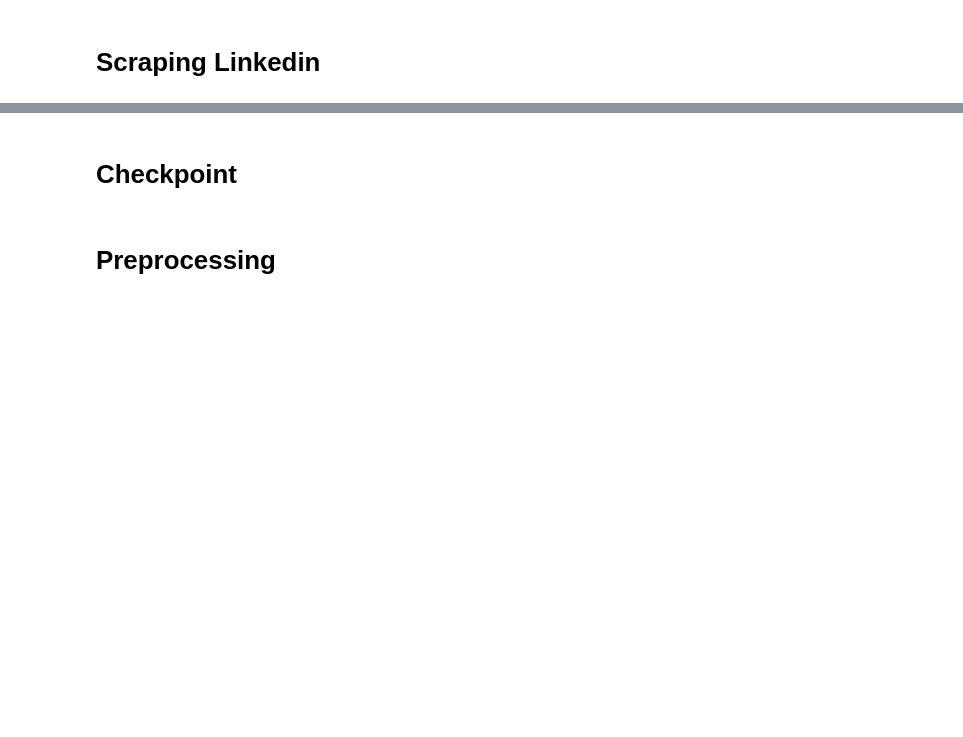
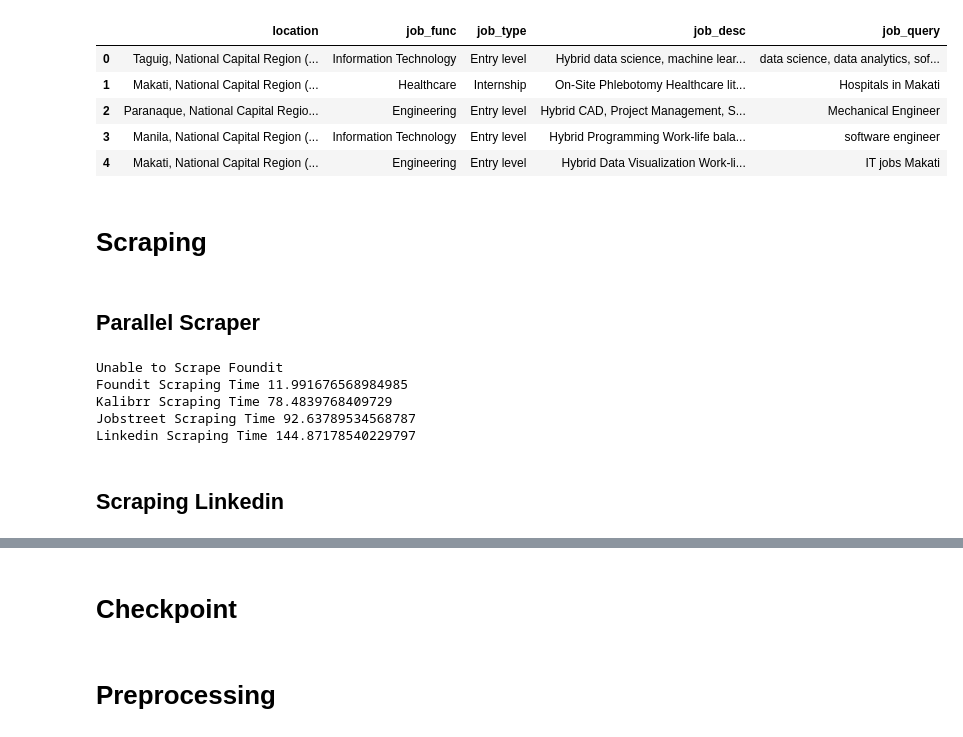
Before and after one commit to KyleCarlo/Job-Recommender-System, a Jupyter notebook: Scraping Notebook.ipynb, the cells around one changed output, grey strips where cells are left out. Drawn from its saved outputs; the diff is of its cells as text; code cells hidden in the pictures; blank space fills up the shorter version.

```diff
--- a/Scraping Notebook.ipynb
+++ b/Scraping Notebook.ipynb
@@ -59,3 +82,52 @@ from rapidfuzz.distance.Levenshtein import normalized_similarity
+# %%
+
+
+cols = [
+    "Which location do you prefer to work in?",
+    "What is your preferred job role or function?",
+    "What level of experience are you looking for in your next role?"
+]
+
+all_responses = df_form_response[cols].rename(columns={
+    "What is your preferred job role or function?": "job_func",
+    "Which location do you prefer to work in?": "location",
+    "What level of experience are you looking for in your next role?": "job_type"
+})
+
+# concat job desc
+job_desc_cols = [
+    "What is your preferred work setup?",
+    "What are your primary skills related to your desired role?",
+    "What benefits and perks are most important to you in a job?",
+    "What type of work environment do you prefer?"
+]
+
+job_desc = df_form_response[job_desc_cols].agg(' '.join, axis=1)
+all_responses['job_desc'] = job_desc
+all_responses['job_query'] = job_query
+all_responses.head()
+# %% [output]
+|  | location | job_func | job_type | job_desc | job_query |
+| 0 | Taguig, National Capital Region (... | Information Technology | Entry level | Hybrid data science, machine lear... | data science, data analytics, sof... |
+| 1 | Makati, National Capital Region (... | Healthcare | Internship | On-Site Phlebotomy Healthcare lit... | Hospitals in Makati |
+| 2 | Paranaque, National Capital Regio... | Engineering | Entry level | Hybrid CAD, Project Management, S... | Mechanical Engineer |
+| 3 | Manila, National Capital Region (... | Information Technology | Entry level | Hybrid Programming Work-life bala... | software engineer |
+| 4 | Makati, National Capital Region (... | Engineering | Entry level | Hybrid Data Visualization Work-li... | IT jobs Makati |
+# %% [markdown]
+# Scraping
+# %% [markdown]
+## Parallel Scraper
+# %%
+# scraping for respondent #
+response_num = 0
+len_jobs = 30
+!python parallel_scraper.py "{job_query[response_num]}" {len_jobs}
+# %% [output]
+Unable to Scrape Foundit
+Foundit Scraping Time 11.991676568984985
+Kalibrr Scraping Time 78.4839768409729
+Jobstreet Scraping Time 92.63789534568787
+Linkedin Scraping Time 144.87178540229797
 # %% [markdown]
-# Scraping Linkedin
+## Scraping Linkedin
 # %%
```
Also changed, not shown: parts of 35 cells of this notebook.
